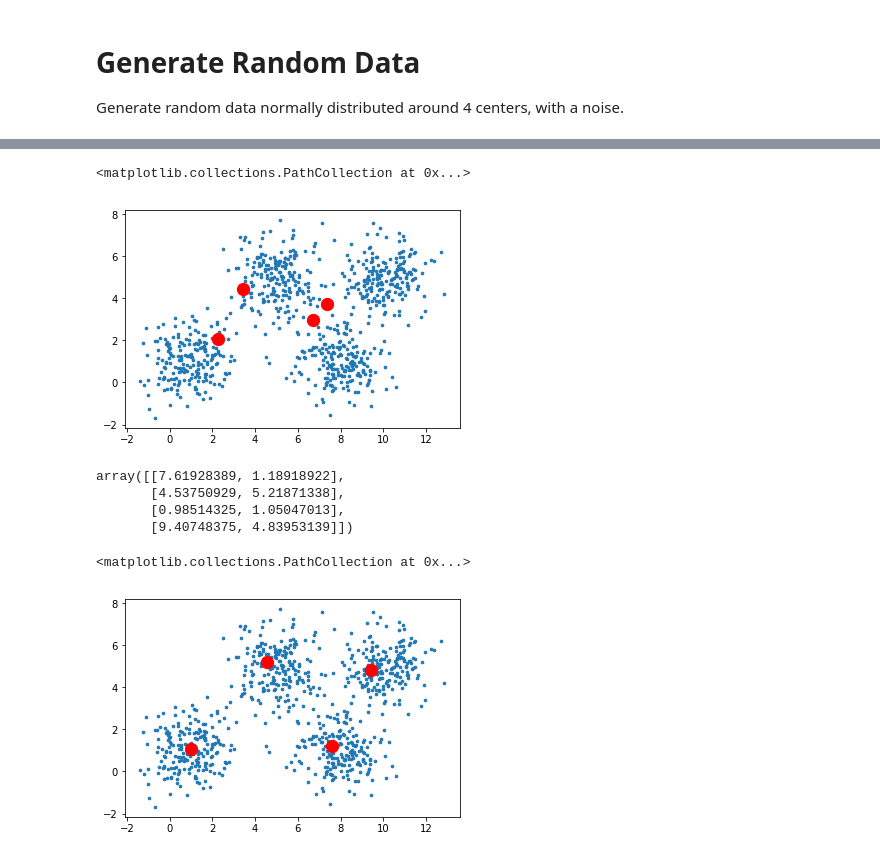
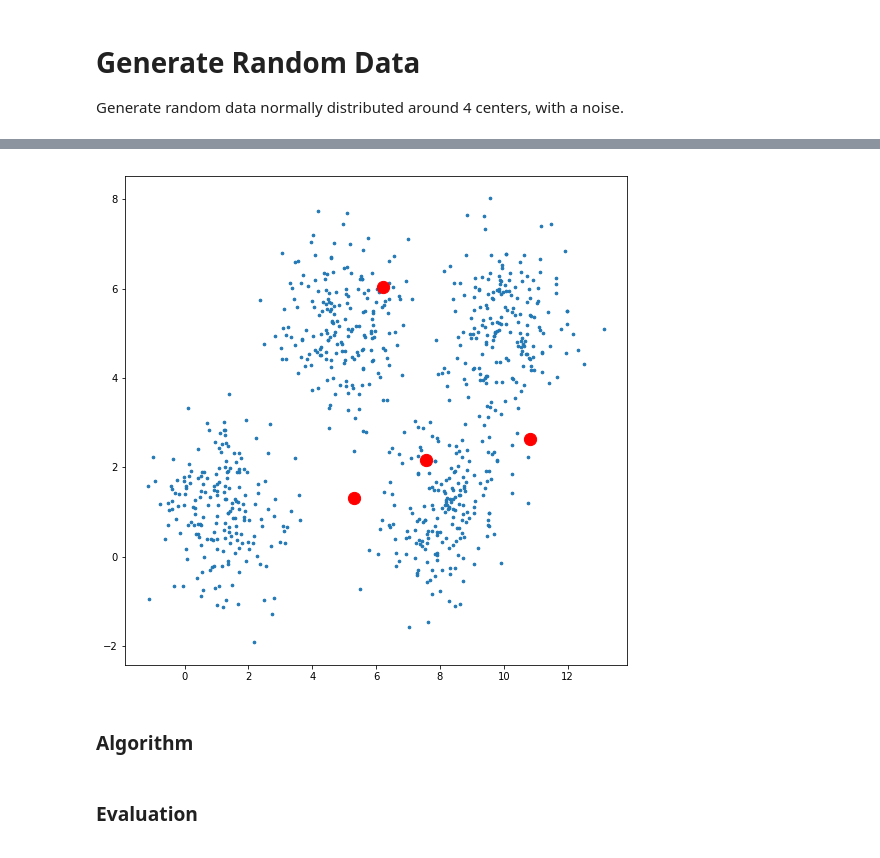
Before and after one commit to SamirMoustafa/Machine-Learning-Implementation, a Jupyter notebook: K-Mean/k-means-clustering.ipynb, the cells around one changed output, grey strips where cells are left out. Drawn from its saved outputs; the diff is of its cells as text; code cells hidden in the pictures.

```diff
--- a/K-Mean/k-means-clustering.ipynb
+++ b/K-Mean/k-means-clustering.ipynb
@@ -45,45 +51,41 @@ c = data.shape[1]
 mean = np.mean(data, axis = 0)
 std = np.std(data, axis = 0)
 centers = np.random.randn(k,c)*std + mean
-
-# Plot the data and the centers generated as random
-plt.scatter(data[:,0], data[:,1], s=7)
-plt.scatter(centers[:,0], centers[:,1], marker='o', c='r', s=150)
-# %% [output]
-<matplotlib.collections.PathCollection at 0x...>
-[figure, removed]
+# %%
+plot_data_and_centers(data, centers)
+# %% [output]
+[figure, added]
+# %% [markdown]
+### Algorithm
 # %%
-centers_old = np.zeros(centers.shape) # to store old centers
-centers_new = deepcopy(centers) # Store new centers
+def K_Mean(data, centers=None):
+    if not isinstance(centers, type(np.array([]))):
+        mean = np.mean(data, axis = 0)
+        std = np.std(data, axis = 0)
+        centers = np.random.randn(k,c)*std + mean
 
-clusters = np.zeros(n)
-distances = np.zeros((n,k))
+    centers_old = np.zeros(centers.shape) # to store old centers
+    centers_new = deepcopy(centers) # Store new centers
 
-error = np.linalg.norm(centers_new - centers_old)
+    clusters = np.zeros(n)
+    distances = np.zeros((n,k))
 
-# When, after an update, the estimate of that center stays the same, exit loop
-while error != 0.0:
-    # Measure the distance to every center
-    for i in range(k):
-        distances[:,i] = np.linalg.norm(data - centers[i], axis=1)
-    # Assign all training data to closest center
-    clusters = np.argmin(distances, axis = 1)
+    error = np.linalg.norm(centers_new - centers_old)
 
-    centers_old = deepcopy(centers_new)
-    # Calculate mean for every cluster and update the center
-    for i in range(k):
-        centers_new[i] = np.mean(data[clusters == i], axis=0)
-    error = np.linalg.norm(centers_new - centers_old)
-centers_new
+    # When, after an update, the estimate of that center stays the same, exit loop
+    while error != 0.0:
+        # Measure the distance to every center
+        for i in range(k):
+            distances[:,i] = np.linalg.norm(data - centers[i], axis=1)
+        # Assign all training data to closest center
+        clusters = np.argmin(distances, axis = 1)
+
+        centers_old = deepcopy(centers_new)
+        # Calculate mean for every cluster and update the center
+        for i in range(k):
+            centers_new[i] = np.mean(data[clusters == i], axis=0)
+        error = np.linalg.norm(centers_new - centers_old)
+
+    return centers_new
-# %% [output]
-array([[7.61928389, 1.18918922],
-       [4.53750929, 5.21871338],
-       [0.98514325, 1.05047013],
-       [9.40748375, 4.83953139]])
-# %%
-# Plot the data and the centers generated as random
-plt.scatter(data[:,0], data[:,1], s=7)
-plt.scatter(centers_new[:,0], centers_new[:,1], marker='o', c='r', s=150)
-# %% [output]
-<matplotlib.collections.PathCollection at 0x...>
-[figure, removed]
+# %% [markdown]
+### Evaluation
```
Also changed, not shown: parts of 9 cells of this notebook, 4 other files.
